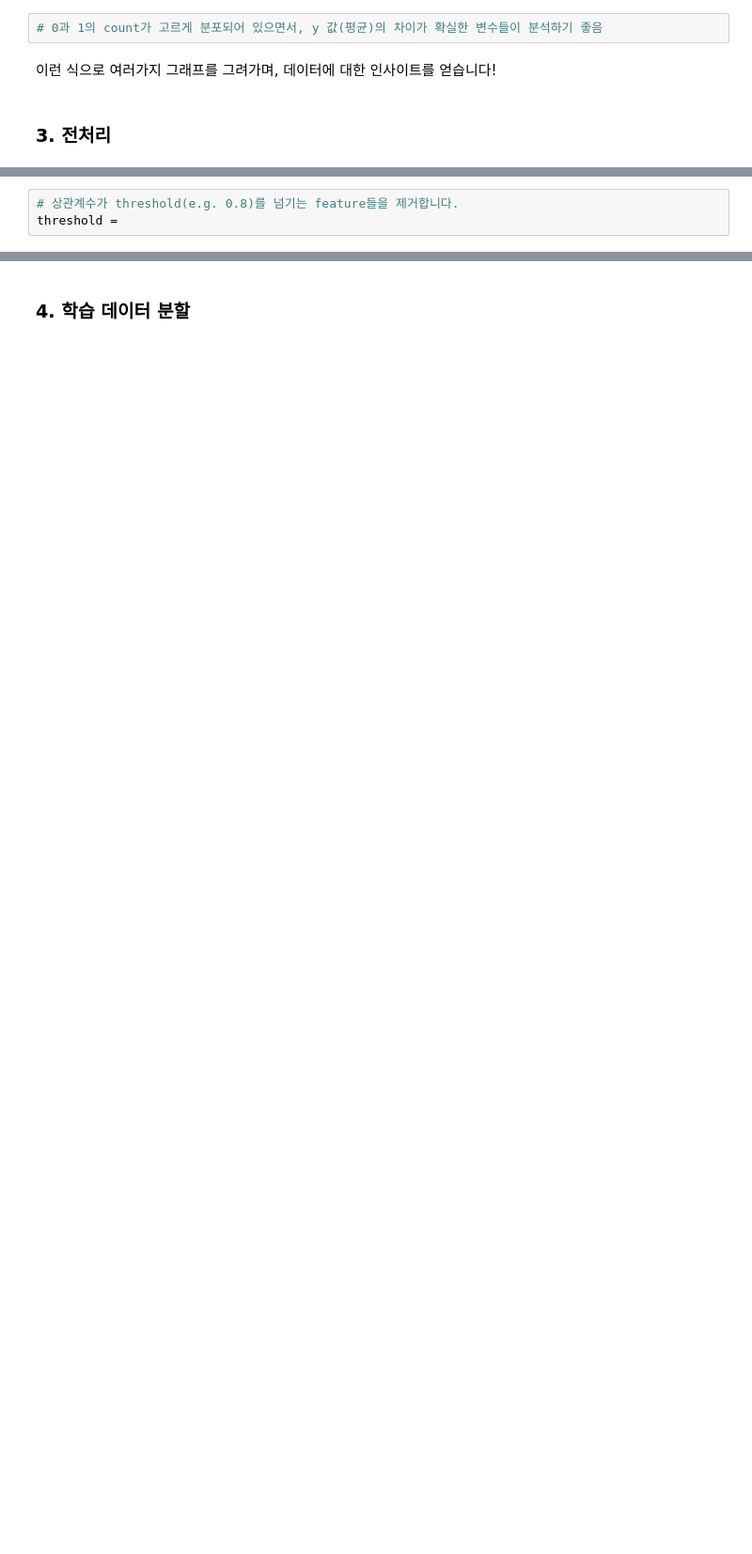
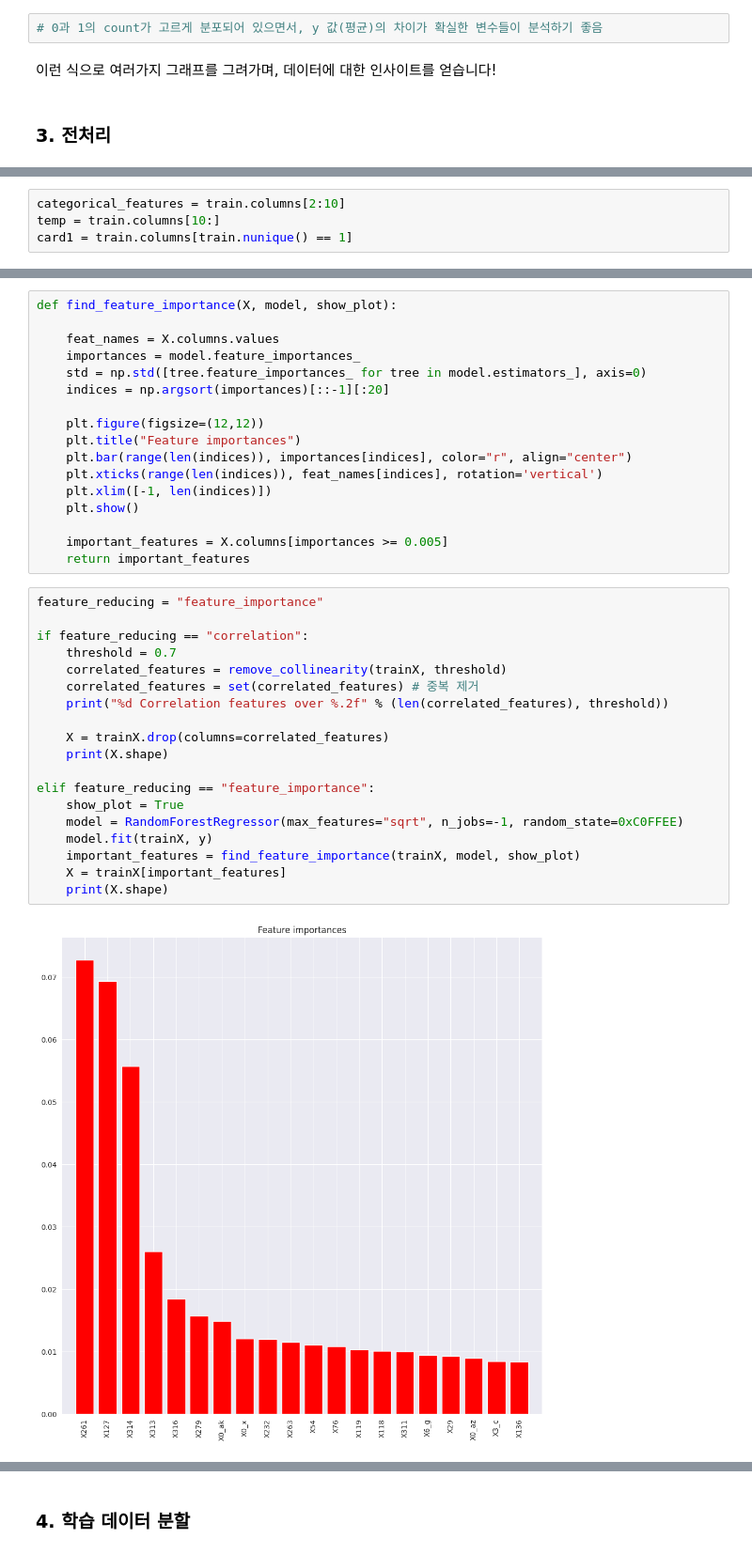
Before and after one commit to oneash98/FastCampusDeepLearning, a Jupyter notebook: Chapter_06_실전_머신러닝_프로젝트_Mercedes_Benz.ipynb, the cells around one changed output, grey strips where cells are left out. Shown at 94% size. Saved outputs shown, nothing was run; the diff lists cells and outputs as text; blank space fills up the shorter version.

```diff
--- a/Chapter_06_실전_머신러닝_프로젝트_Mercedes_Benz.ipynb
+++ b/Chapter_06_실전_머신러닝_프로젝트_Mercedes_Benz.ipynb
@@ -296,3 +286,0 @@ correlated_features =
-# %%
-# 상관계수가 threshold(e.g. 0.8)를 넘기는 feature들을 제거합니다.
-threshold =
@@ -315,0 +287,4 @@ if feature_reducing:
+# %%
+categorical_features = train.columns[2:10]
+temp = train.columns[10:]
+card1 = train.columns[train.nunique() == 1]
@@ -315,0 +336,38 @@ if feature_reducing:
+# %%
+def find_feature_importance(X, model, show_plot):
+
+    feat_names = X.columns.values
+    importances = model.feature_importances_
+    std = np.std([tree.feature_importances_ for tree in model.estimators_], axis=0)
+    indices = np.argsort(importances)[::-1][:20]
+
+    plt.figure(figsize=(12,12))
+    plt.title("Feature importances")
+    plt.bar(range(len(indices)), importances[indices], color="r", align="center")
+    plt.xticks(range(len(indices)), feat_names[indices], rotation='vertical')
+    plt.xlim([-1, len(indices)])
+    plt.show()
+
+    important_features = X.columns[importances >= 0.005]
+    return important_features
+# %%
+feature_reducing = "feature_importance"
+
+if feature_reducing == "correlation":
+    threshold = 0.7
+    correlated_features = remove_collinearity(trainX, threshold)
+    correlated_features = set(correlated_features) # 중복 제거
+    print("%d Correlation features over %.2f" % (len(correlated_features), threshold))
+
+    X = trainX.drop(columns=correlated_features)
+    print(X.shape)
+
+elif feature_reducing == "feature_importance":
+    show_plot = True
+    model = RandomForestRegressor(max_features="sqrt", n_jobs=-1, random_state=0xC0FFEE)
+    model.fit(trainX, y)
+    important_features = find_feature_importance(trainX, model, show_plot)
+    X = trainX[important_features]
+    print(X.shape)
+# %% [output]
+[figure, added]
```
Also changed, not shown: parts of 16 cells of this notebook.
